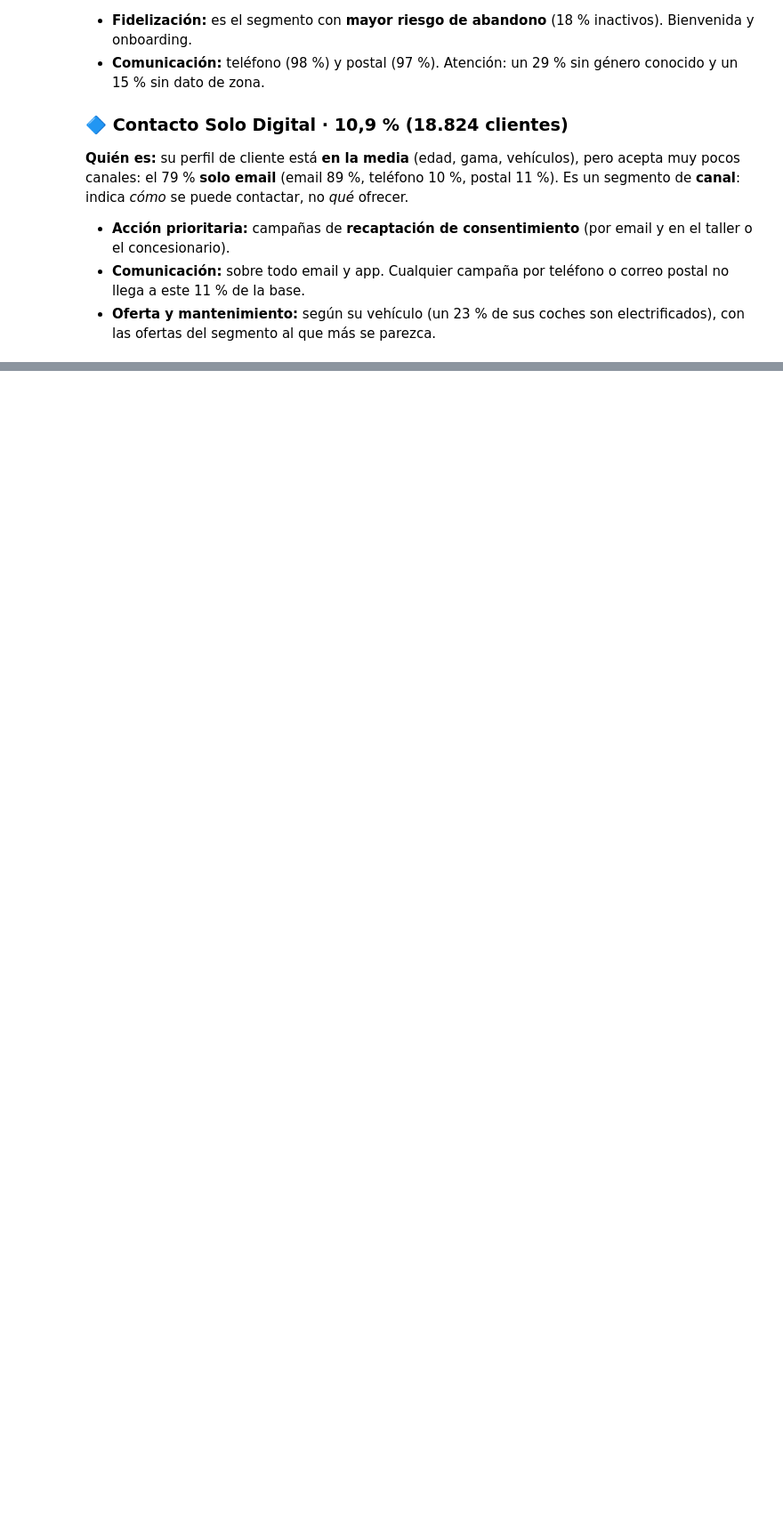
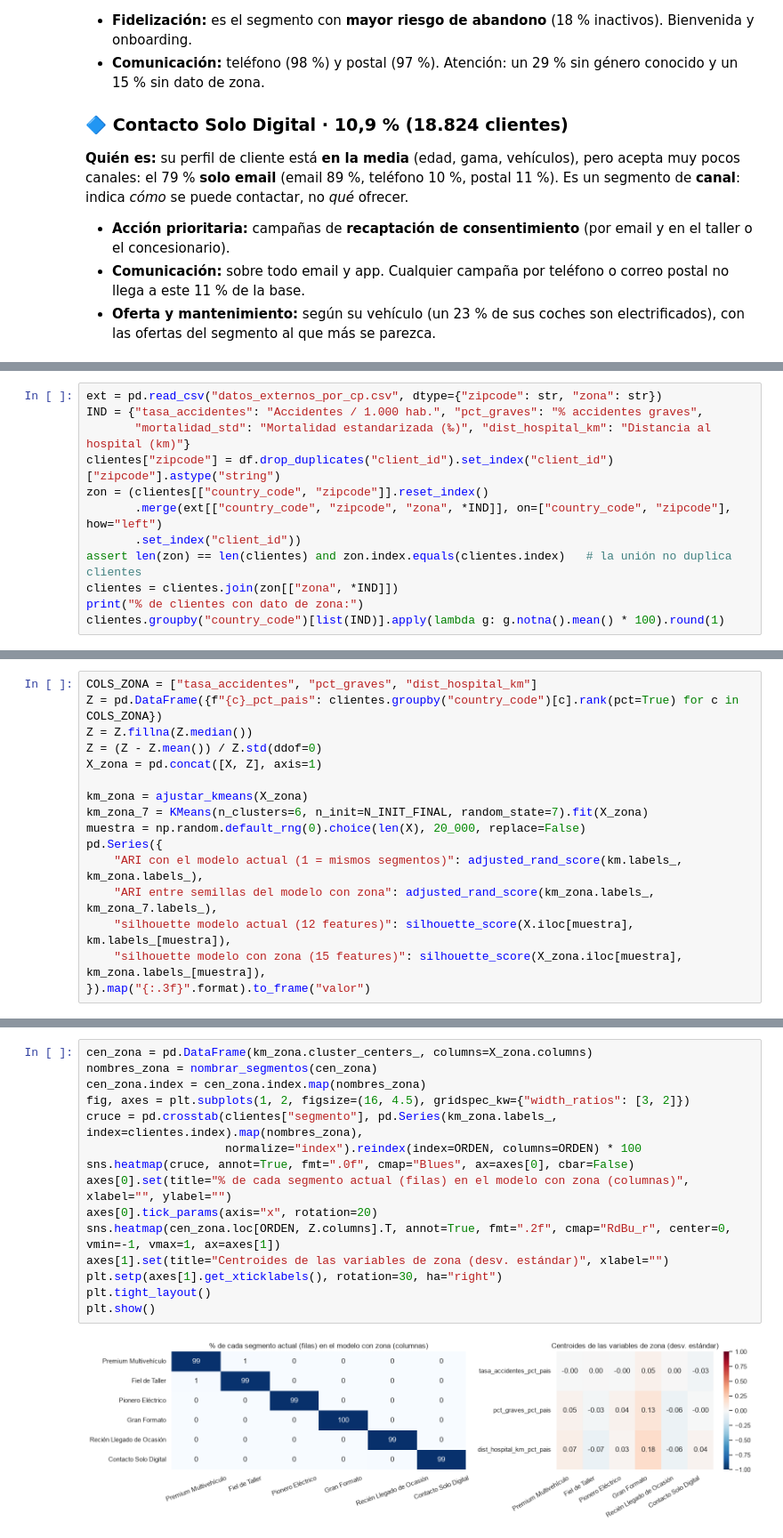
Before and after one commit to albaalibaii/Mercedes-Benz, a Jupyter notebook: Reto4_Segmentos.ipynb, the cells around one changed output, grey strips where cells are left out. Shown at 89% size. Saved outputs shown, nothing was run; the diff lists cells and outputs as text; blank space fills up the shorter version.

```diff
--- a/Reto4_Segmentos.ipynb
+++ b/Reto4_Segmentos.ipynb
@@ -487,0 +512,12 @@ Hipótesis: **entró en la marca con un coche de ocasión** (ver 3.2).
+# %%
+ext = pd.read_csv("datos_externos_por_cp.csv", dtype={"zipcode": str, "zona": str})
+IND = {"tasa_accidentes": "Accidentes / 1.000 hab.", "pct_graves": "% accidentes graves",
+       "mortalidad_std": "Mortalidad estandarizada (‰)", "dist_hospital_km": "Distancia al hospital (km)"}
+clientes["zipcode"] = df.drop_duplicates("client_id").set_index("client_id")["zipcode"].astype("string")
+zon = (clientes[["country_code", "zipcode"]].reset_index()
+       .merge(ext[["country_code", "zipcode", "zona", *IND]], on=["country_code", "zipcode"], how="left")
+       .set_index("client_id"))
+assert len(zon) == len(clientes) and zon.index.equals(clientes.index)   # la unión no duplica clientes
+clientes = clientes.join(zon[["zona", *IND]])
+print("% de clientes con dato de zona:")
+clientes.groupby("country_code")[list(IND)].apply(lambda g: g.notna().mean() * 100).round(1)
@@ -487,0 +693,16 @@ Hipótesis: **entró en la marca con un coche de ocasión** (ver 3.2).
+# %%
+COLS_ZONA = ["tasa_accidentes", "pct_graves", "dist_hospital_km"]
+Z = pd.DataFrame({f"{c}_pct_pais": clientes.groupby("country_code")[c].rank(pct=True) for c in COLS_ZONA})
+Z = Z.fillna(Z.median())
+Z = (Z - Z.mean()) / Z.std(ddof=0)
+X_zona = pd.concat([X, Z], axis=1)
+
+km_zona = ajustar_kmeans(X_zona)
+km_zona_7 = KMeans(n_clusters=6, n_init=N_INIT_FINAL, random_state=7).fit(X_zona)
+muestra = np.random.default_rng(0).choice(len(X), 20_000, replace=False)
+pd.Series({
+    "ARI con el modelo actual (1 = mismos segmentos)": adjusted_rand_score(km.labels_, km_zona.labels_),
+    "ARI entre semillas del modelo con zona": adjusted_rand_score(km_zona.labels_, km_zona_7.labels_),
+    "silhouette modelo actual (12 features)": silhouette_score(X.iloc[muestra], km.labels_[muestra]),
+    "silhouette modelo con zona (15 features)": silhouette_score(X_zona.iloc[muestra], km_zona.labels_[muestra]),
+}).map("{:.3f}".format).to_frame("valor")
@@ -487,0 +715,17 @@ Hipótesis: **entró en la marca con un coche de ocasión** (ver 3.2).
+# %%
+cen_zona = pd.DataFrame(km_zona.cluster_centers_, columns=X_zona.columns)
+nombres_zona = nombrar_segmentos(cen_zona)
+cen_zona.index = cen_zona.index.map(nombres_zona)
+fig, axes = plt.subplots(1, 2, figsize=(16, 4.5), gridspec_kw={"width_ratios": [3, 2]})
+cruce = pd.crosstab(clientes["segmento"], pd.Series(km_zona.labels_, index=clientes.index).map(nombres_zona),
+                    normalize="index").reindex(index=ORDEN, columns=ORDEN) * 100
+sns.heatmap(cruce, annot=True, fmt=".0f", cmap="Blues", ax=axes[0], cbar=False)
+axes[0].set(title="% de cada segmento actual (filas) en el modelo con zona (columnas)", xlabel="", ylabel="")
+axes[0].tick_params(axis="x", rotation=20)
+sns.heatmap(cen_zona.loc[ORDEN, Z.columns].T, annot=True, fmt=".2f", cmap="RdBu_r", center=0, vmin=-1, vmax=1, ax=axes[1])
+axes[1].set(title="Centroides de las variables de zona (desv. estándar)", xlabel="")
+plt.setp(axes[1].get_xticklabels(), rotation=30, ha="right")
+plt.tight_layout()
+plt.show()
+# %% [output]
+[figure, added]
```
Also changed, not shown: parts of 18 cells of this notebook, 1 other file.
